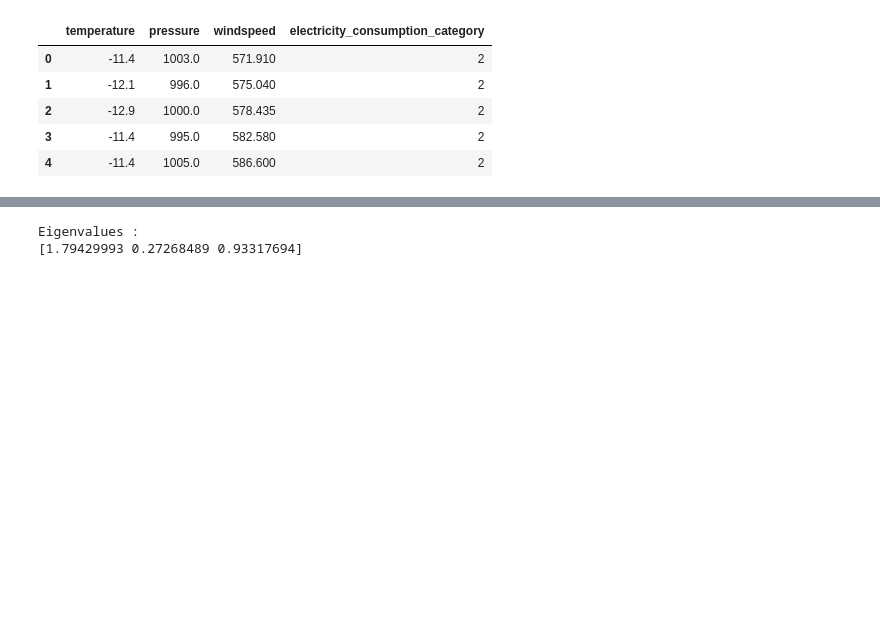
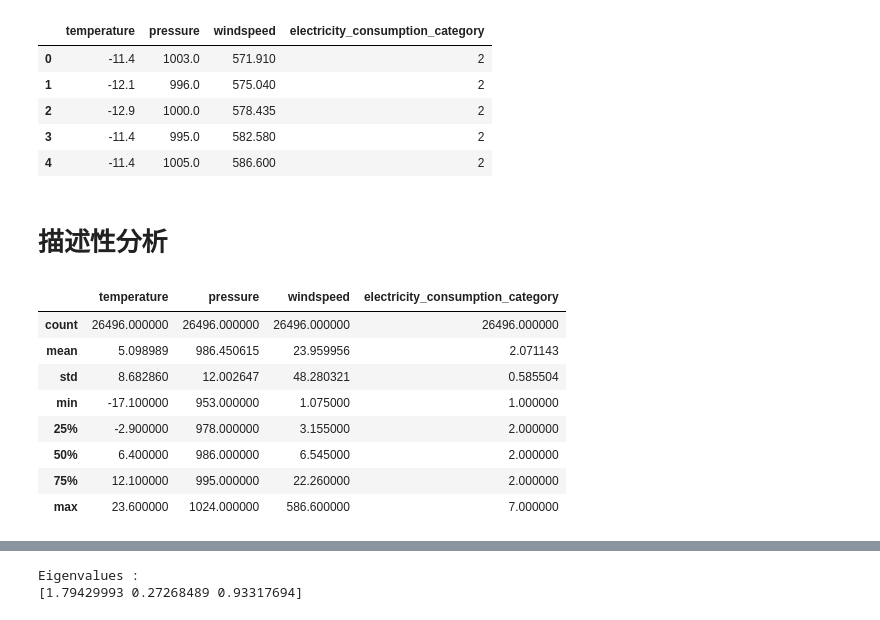
Before and after one commit to jennychiou/Class_RA, a Jupyter notebook: HW/7107029022_1023_RAhomework.ipynb, the cells around one changed output, grey strips where cells are left out. Saved outputs shown, nothing was run; the diff lists cells and outputs as text; code cells hidden in the pictures; blank space fills up the shorter version.

```diff
--- a/HW/7107029022_1023_RAhomework.ipynb
+++ b/HW/7107029022_1023_RAhomework.ipynb
@@ -34,3 +35,17 @@ df.head()
 | 2 | -12.9 | 1000.0 | 578.435 | 2 |
 | 3 | -11.4 | 995.0 | 582.580 | 2 |
 | 4 | -11.4 | 1005.0 | 586.600 | 2 |
+# %% [markdown]
+# 描述性分析
+# %%
+df.describe()
+# %% [output]
+|  | temperature | pressure | windspeed | electricity_consumption_category |
+| count | 26496.000000 | 26496.000000 | 26496.000000 | 26496.000000 |
+| mean | 5.098989 | 986.450615 | 23.959956 | 2.071143 |
+| std | 8.682860 | 12.002647 | 48.280321 | 0.585504 |
+| min | -17.100000 | 953.000000 | 1.075000 | 1.000000 |
+| 25% | -2.900000 | 978.000000 | 3.155000 | 2.000000 |
+| 50% | 6.400000 | 986.000000 | 6.545000 | 2.000000 |
+| 75% | 12.100000 | 995.000000 | 22.260000 | 2.000000 |
+| max | 23.600000 | 1024.000000 | 586.600000 | 7.000000 |
```
Also changed, not shown: parts of 19 cells of this notebook, 1 other file.
